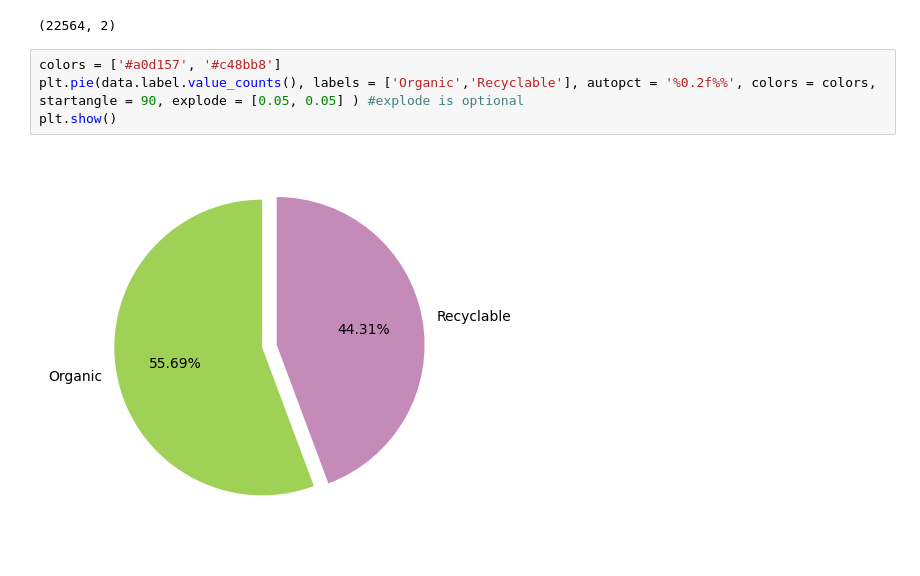
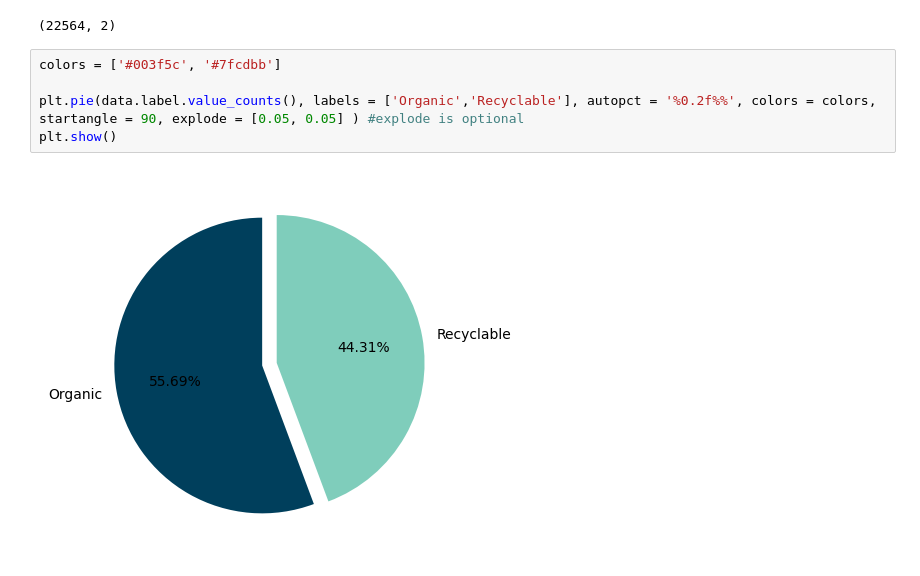
Before and after one commit to premtech1402/week-1, a Jupyter notebook: waste classification.ipynb, the cells around one changed output. Cells and saved outputs as stored; diff of their text form.

```diff
--- a/waste classification.ipynb
+++ b/waste classification.ipynb
@@ -81,8 +81,9 @@ data.shape
 # %% [output]
 (22564, 2)
 # %%
-colors = ['#a0d157', '#c48bb8']
+colors = ['#003f5c', '#7fcdbb']
+
 plt.pie(data.label.value_counts(), labels = ['Organic','Recyclable'], autopct = '%0.2f%%', colors = colors, startangle = 90, explode = [0.05, 0.05] ) #explode is optional
 plt.show()
 # %% [output]
-[figure, old version]
+[figure, new version]
```
